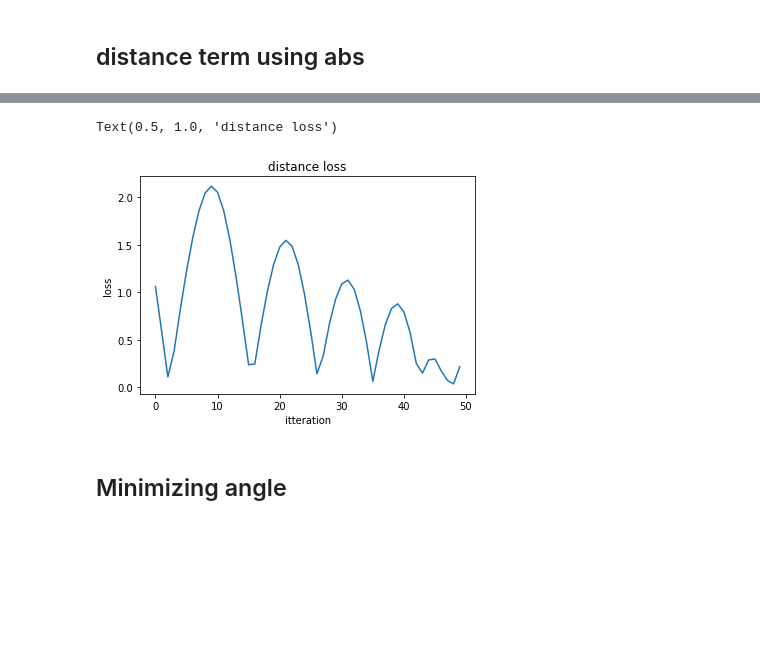
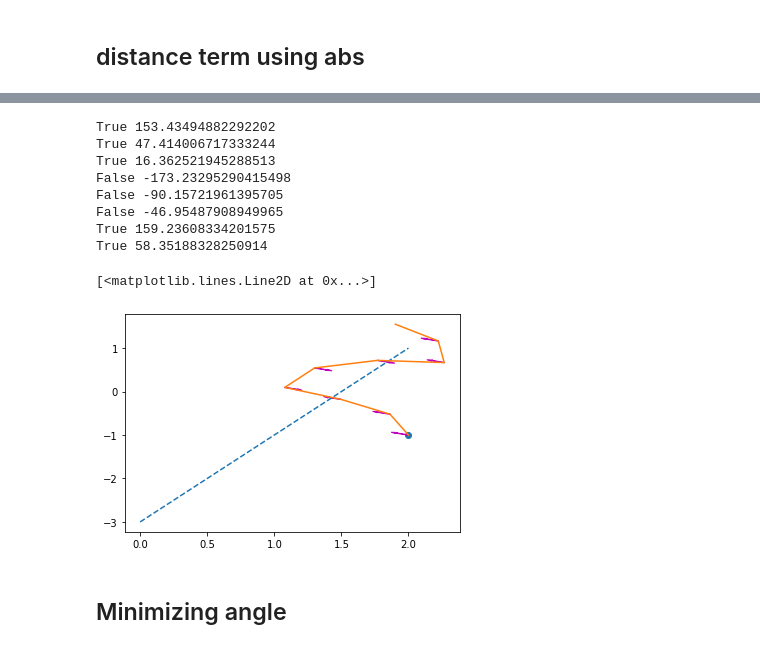
Before and after one commit to Nyctolex/Autonomous-Car, a Jupyter notebook: Path Control/Path Control Mathematics.ipynb, the cells around one changed output, grey strips where cells are left out. Cells and saved outputs as stored; diff of their text form; code cells hidden in the pictures; blank space fills up the shorter version.

```diff
--- a/Path Control/Path Control Mathematics.ipynb
+++ b/Path Control/Path Control Mathematics.ipynb
@@ -193,11 +248,66 @@ plot_line(p1,p2,[-5,last_position[0]+3])
+# %%
+import numpy as np
+from numpy.linalg import norm
+import matplotlib.pyplot as plt
+%matplotlib inline
+#hyper parameters
+dt = 1
+learning_rate = 0.1
+
+#initial parameters
+initial_velocity = 0.5
+initial_theta = 0
+initial_pos = np.array([2,-1])
+p1 = np.array([2,1])
+p2 = np.array([4,5])
+line = np.array([p1, p2])
+p = p2-p1
+plt.scatter(initial_pos[0], initial_pos[1])
+car = Car(initial_pos, initial_theta, initial_velocity)
+
+
+car_path = [initial_pos]
+
+for t in range(8):
+    theta = car.get_direction()
+    velocity = car.velocity
+    v_hat = np.array([np.cos(theta), np.sin(theta)])
+    v = velocity*v_hat
+
+    d = abs(line_point_distance(line, car.position))
+    d_theta = distance_controller(car.position, v, line)
+    print(is_clock_wise_angle(line,  car.position), d_theta*180/np.pi)
+    w = 1
+    proportional = (w*d/(w*d+1))
+    new_theta =theta + d_theta* proportional
+
+    n = normal_from_other_side(line, car.position)
+    plot_vec(n*0.1, car.position, width=0.01)
+
+    car.set_direction(new_theta)
+    car.update_position(dt)
+    car_path.append(car.position)
+
+# plot_vec(p/2)
+plot_line(p1, p2, [0,2])
+car_path  =np.array(car_path)
+plt.plot(car_path[:,0], car_path[:,1])
+# %% [output]
+True 153.43494882292202
+True 47.414006717333244
+True 16.362521945288513
+False -173.23295290415498
+False -90.15721961395705
+False -46.95487908949965
+True 159.23608334201575
+True 58.35188328250914
+[<matplotlib.lines.Line2D at 0x...>]
+[figure, added]
 # %%
-losses = np.array(losses)
-plt.plot(losses)
-plt.xlabel("itteration")
-plt.ylabel("loss")
-plt.title("distance loss")
+# losses = np.array(losses)
+# plt.plot(losses)
+# plt.xlabel("itteration")
+# plt.ylabel("loss")
+# plt.title("distance loss")
-# %% [output]
-Text(0.5, 1.0, 'distance loss')
-[figure, removed]
 # %% [markdown]
 ## Minimizing angle
```
Also changed, not shown: parts of 18 cells of this notebook.
